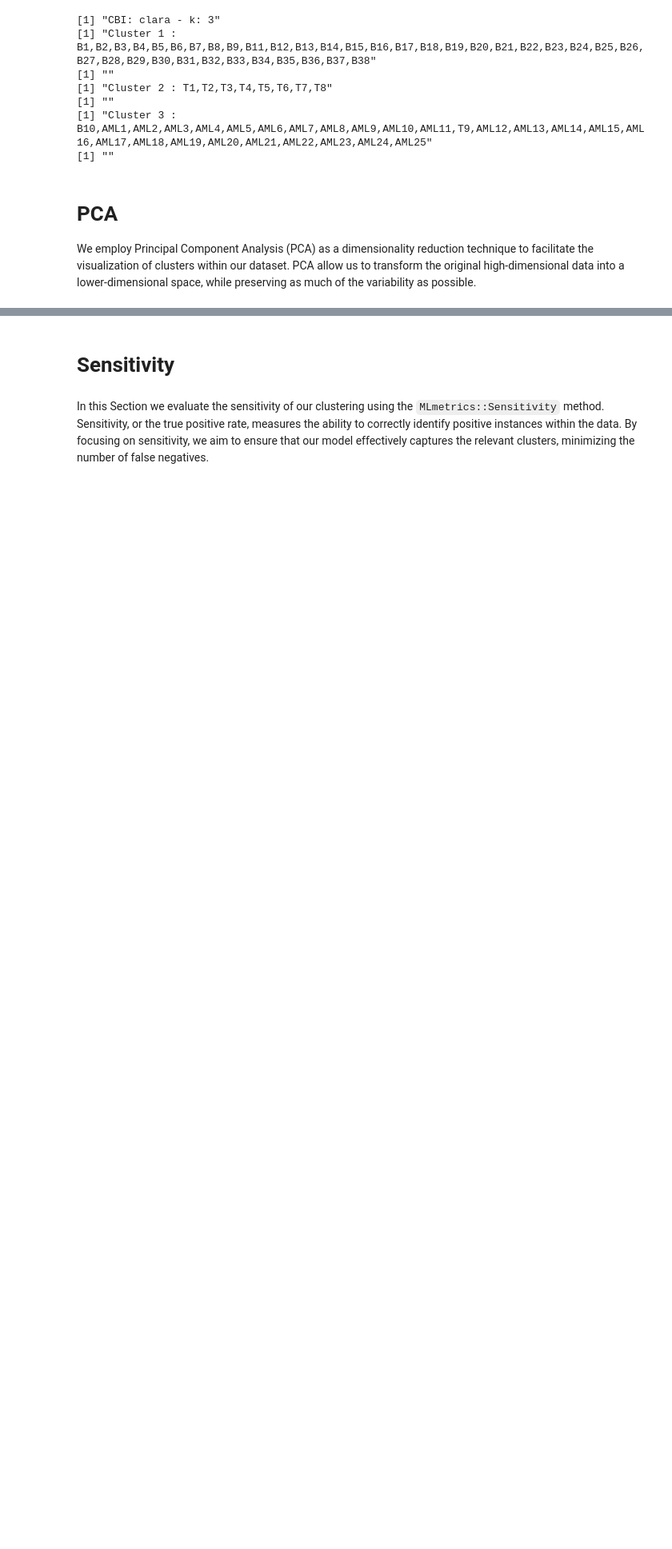
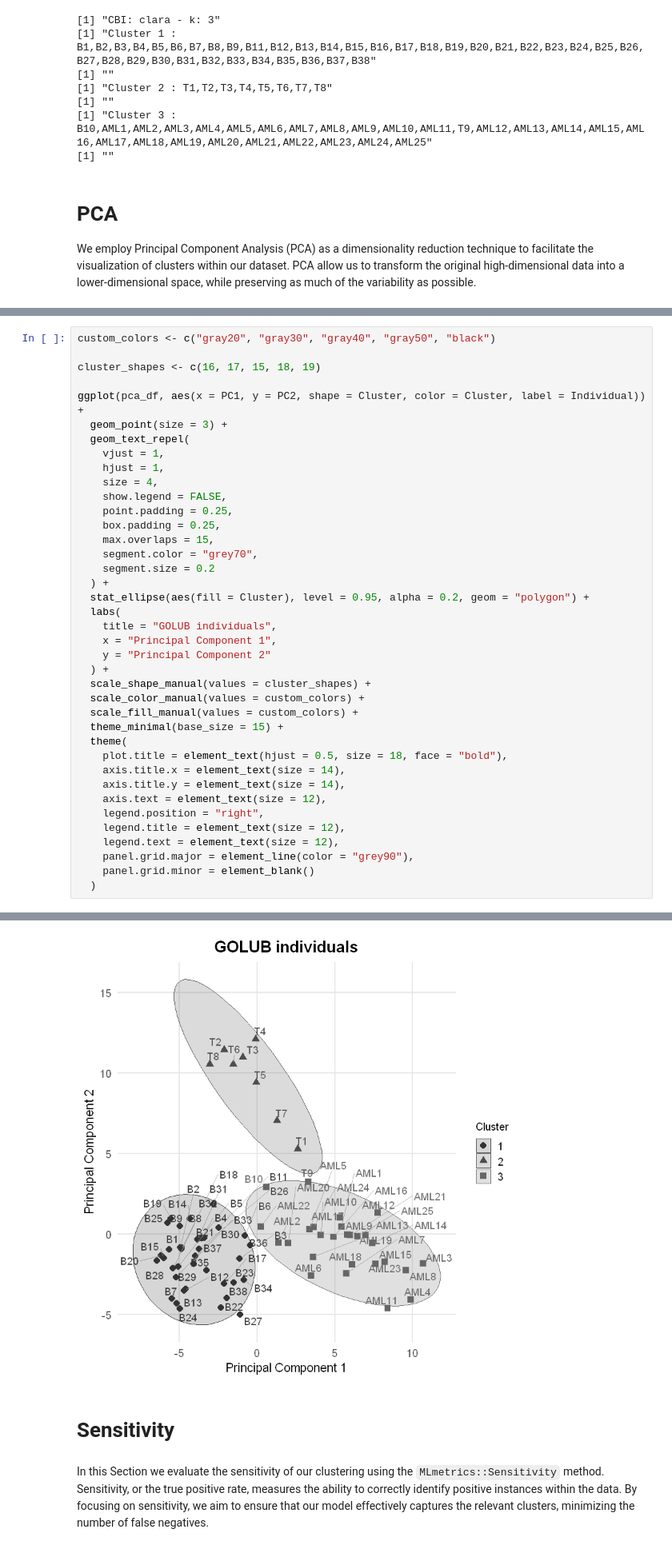
Before and after one commit to neobernad/evaluomeR, a Jupyter notebook: notebooks/use_cases/golub.ipynb, the cells around one changed output, grey strips where cells are left out. Shown at 80% size. Drawn from its saved outputs; the diff is of its cells as text; blank space fills up the shorter version.

```diff
--- a/notebooks/use_cases/golub.ipynb
+++ b/notebooks/use_cases/golub.ipynb
@@ -520,0 +485,40 @@ i Did you forget to specify a `group` aesthetic or to convert a numerical
+# %%
+custom_colors <- c("gray20", "gray30", "gray40", "gray50", "black")
+
+cluster_shapes <- c(16, 17, 15, 18, 19)
+
+ggplot(pca_df, aes(x = PC1, y = PC2, shape = Cluster, color = Cluster, label = Individual)) +
+  geom_point(size = 3) +
+  geom_text_repel(
+    vjust = 1,
+    hjust = 1,
+    size = 4,
+    show.legend = FALSE,
+    point.padding = 0.25,
+    box.padding = 0.25,
+    max.overlaps = 15,
+    segment.color = "grey70",
+    segment.size = 0.2
+  ) +
+  stat_ellipse(aes(fill = Cluster), level = 0.95, alpha = 0.2, geom = "polygon") +
+  labs(
+    title = "GOLUB individuals",
+    x = "Principal Component 1",
+    y = "Principal Component 2"
+  ) +
+  scale_shape_manual(values = cluster_shapes) +
+  scale_color_manual(values = custom_colors) +
+  scale_fill_manual(values = custom_colors) +
+  theme_minimal(base_size = 15) +
+  theme(
+    plot.title = element_text(hjust = 0.5, size = 18, face = "bold"),
+    axis.title.x = element_text(size = 14),
+    axis.title.y = element_text(size = 14),
+    axis.text = element_text(size = 12),
+    legend.position = "right",
+    legend.title = element_text(size = 12),
+    legend.text = element_text(size = 12),
+    panel.grid.major = element_line(color = "grey90"),
+    panel.grid.minor = element_blank()
+  )
+# %% [output]
@@ -521,3 +532,4 @@ i Did you forget to specify a `group` aesthetic or to convert a numerical
+[figure, added]
 # %% [markdown]
 # Sensitivity <a class="anchor" id="sensitivity"></a>
 # %% [markdown]
```
Also changed, not shown: parts of 4 cells of this notebook, 1 other file.
